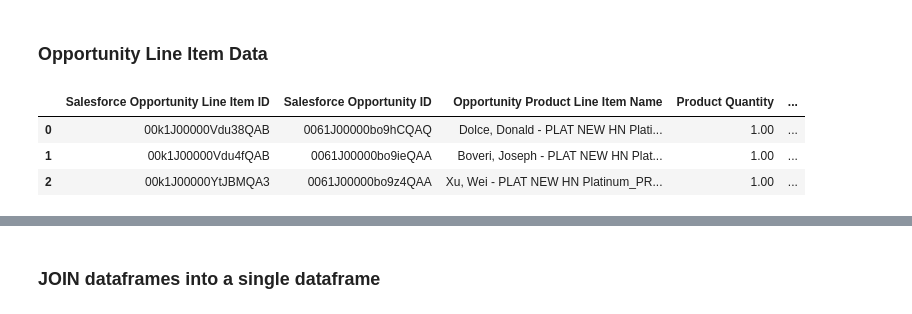
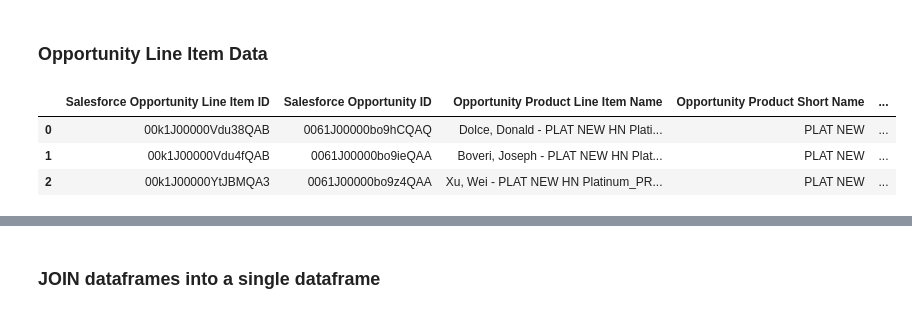
Before and after one commit to christopfur/HLI, a Jupyter notebook: Salesforce Deferred Revenue.ipynb, the cells around one changed output, grey strips where cells are left out. Drawn from its saved outputs; the diff is of its cells as text; code cells hidden in the pictures.

```diff
--- a/Salesforce Deferred Revenue.ipynb
+++ b/Salesforce Deferred Revenue.ipynb
@@ -2,7 +2,7 @@
 ### Opportunity Data
 # %%
 # Query all Opportunity records
-query = "SELECT Id, Opportunity_Number_Auto__c, Name, Membership_Start_Date__c, Membership_Expiration_Date__c, StageName, Membership_Location__c, CloseDate, Amount, Term_Length__c, \
+query = "SELECT Id, Opportunity_Number_Auto__c, Name, OwnerId, Membership_Start_Date__c, Membership_Expiration_Date__c, StageName, Membership_Location__c, CloseDate, Amount, Term_Length__c, \
             Payment1__c, Payment_Method__c, Payment_Completed_Date__c, Payment2__c, Payment_2_Method__c, Payment_2_Completed_Date__c, Payment_Notes__c, \
             ADHOC_1_Payment_Amount__c, ADHOC_1_Payment_Date__c, ADHOC_1_Payment_Method__c, ADHOC_2_Payment_Amount__c, ADHOC_2_Payment_Date__c, ADHOC_2_Payment_Method__c, ADHOC_3_Payment_Amount__c, ADHOC_3_Payment_Date__c, ADHOC_3_Payment_Method__c, ADHOC_4_Payment_Amount__c, ADHOC_4_Payment_Date__c, ADHOC_4_Payment_Method__c, ADHOC_5_Payment_Amount__c, ADHOC_5_Payment_Date__c, ADHOC_5_Payment_Method__c, ADHOC_6_Payment_Amount__c, ADHOC_6_Payment_Date__c, ADHOC_6_Payment_Method__c, \
             AccountId, IsDeleted, LastModifiedDate, CreatedDate \
@@ -18,6 +18,7 @@ for opp in opportunities:
         'Id': opp['Id'],
         'Opportunity_Number_Auto__c': opp['Opportunity_Number_Auto__c'],
         'Name': opp['Name'] ,
+        'OwnerId': opp['OwnerId'] ,
         'Membership_Start_Date__c' : opp['Membership_Start_Date__c'],
         'Membership_Expiration_Date__c' : opp['Membership_Expiration_Date__c'],
         'Stage': opp['StageName'],
@@ -410,41 +473,43 @@ account_df[account_df['Salesforce Account ID'] == '0015c00002mmIDu']
 ### Opportunity Line Item Data
 # %%
 # Query all Opportunity Line Item records
-query = "select Id, OpportunityId, SortOrder, PricebookEntryId, Product2Id, ProductCode, Name, Quantity, TotalPrice, UnitPrice, ListPrice, ServiceDate, Description, CreatedDate, CreatedById, LastModifiedDate, LastModifiedById, SystemModstamp, IsDeleted, LastViewedDate, LastReferencedDate, Product_Short_Name__c from OpportunityLineItem "
+query = "select Id, OpportunityId, SortOrder, PricebookEntryId, Product2Id, ProductCode, Name, Product_Short_Name__c, Quantity, TotalPrice, UnitPrice, ListPrice, ServiceDate, Description, CreatedDate, CreatedById, LastModifiedDate, LastModifiedById, SystemModstamp, IsDeleted, LastViewedDate, LastReferencedDate from OpportunityLineItem "
 OpportunityLineItem = sf.query_all(query)['records']
 
 # Create a list of dictionaries to hold Opportunity data
 Opportunitylineitem_data = []
 
 # Collect data
 for opp in OpportunityLineItem:
     Opportunitylineitem_data.append({
         'Id': opp['Id'],
         'OpportunityId': opp['OpportunityId'],
         'Name': opp['Name'],
+        'Product_Short_Name__c': opp['Product_Short_Name__c'],
         'Quantity': opp['Quantity'],
         'TotalPrice': opp['TotalPrice'],
         'UnitPrice': opp['UnitPrice'],
         'ListPrice': opp['ListPrice'],
     })
 
 # Convert list of dictionaries to a DataFrame
 opportunity_line_item_df = pd.DataFrame(Opportunitylineitem_data)
 
 opportunity_line_item_df = opportunity_line_item_df.rename(columns={'Id': 'Salesforce Opportunity Line Item ID'})
 opportunity_line_item_df = opportunity_line_item_df.rename(columns={'OpportunityId': 'Salesforce Opportunity ID'})
 opportunity_line_item_df = opportunity_line_item_df.rename(columns={'Name': 'Opportunity Product Line Item Name'})
+opportunity_line_item_df = opportunity_line_item_df.rename(columns={'Product_Short_Name__c': 'Opportunity Product Short Name'})
 opportunity_line_item_df = opportunity_line_item_df.rename(columns={'Quantity': 'Product Quantity'})
 opportunity_line_item_df = opportunity_line_item_df.rename(columns={'TotalPrice': 'Product Total Price'})
 opportunity_line_item_df = opportunity_line_item_df.rename(columns={'UnitPrice': 'Unit Price'})
 opportunity_line_item_df = opportunity_line_item_df.rename(columns={'ListPrice': 'List Price'})
 
 
 opportunity_line_item_df.head(3)
 # %% [output]
-|  | Salesforce Opportunity Line Item ID | Salesforce Opportunity ID | Opportunity Product Line Item Name | Product Quantity | ... |
-| 0 | 00k1J00000Vdu38QAB | 0061J00000bo9hCQAQ | Dolce, Donald - PLAT NEW HN Plati... | 1.00 | ... |
-| 1 | 00k1J00000Vdu4fQAB | 0061J00000bo9ieQAA | Boveri, Joseph - PLAT NEW HN Plat... | 1.00 | ... |
-| 2 | 00k1J00000YtJBMQA3 | 0061J00000bo9z4QAA | Xu, Wei - PLAT NEW HN Platinum_PR... | 1.00 | ... |
+|  | Salesforce Opportunity Line Item ID | Salesforce Opportunity ID | Opportunity Product Line Item Name | Opportunity Product Short Name | ... |
+| 0 | 00k1J00000Vdu38QAB | 0061J00000bo9hCQAQ | Dolce, Donald - PLAT NEW HN Plati... | PLAT NEW | ... |
+| 1 | 00k1J00000Vdu4fQAB | 0061J00000bo9ieQAA | Boveri, Joseph - PLAT NEW HN Plat... | PLAT NEW | ... |
+| 2 | 00k1J00000YtJBMQA3 | 0061J00000bo9z4QAA | Xu, Wei - PLAT NEW HN Platinum_PR... | PLAT NEW | ... |
 # %%
 product_counts_df = opportunity_line_item_df.groupby('Salesforce Opportunity ID').size().reset_index(name='Number of Opportunity Products')
```
Also changed, not shown: parts of 44 cells of this notebook.
